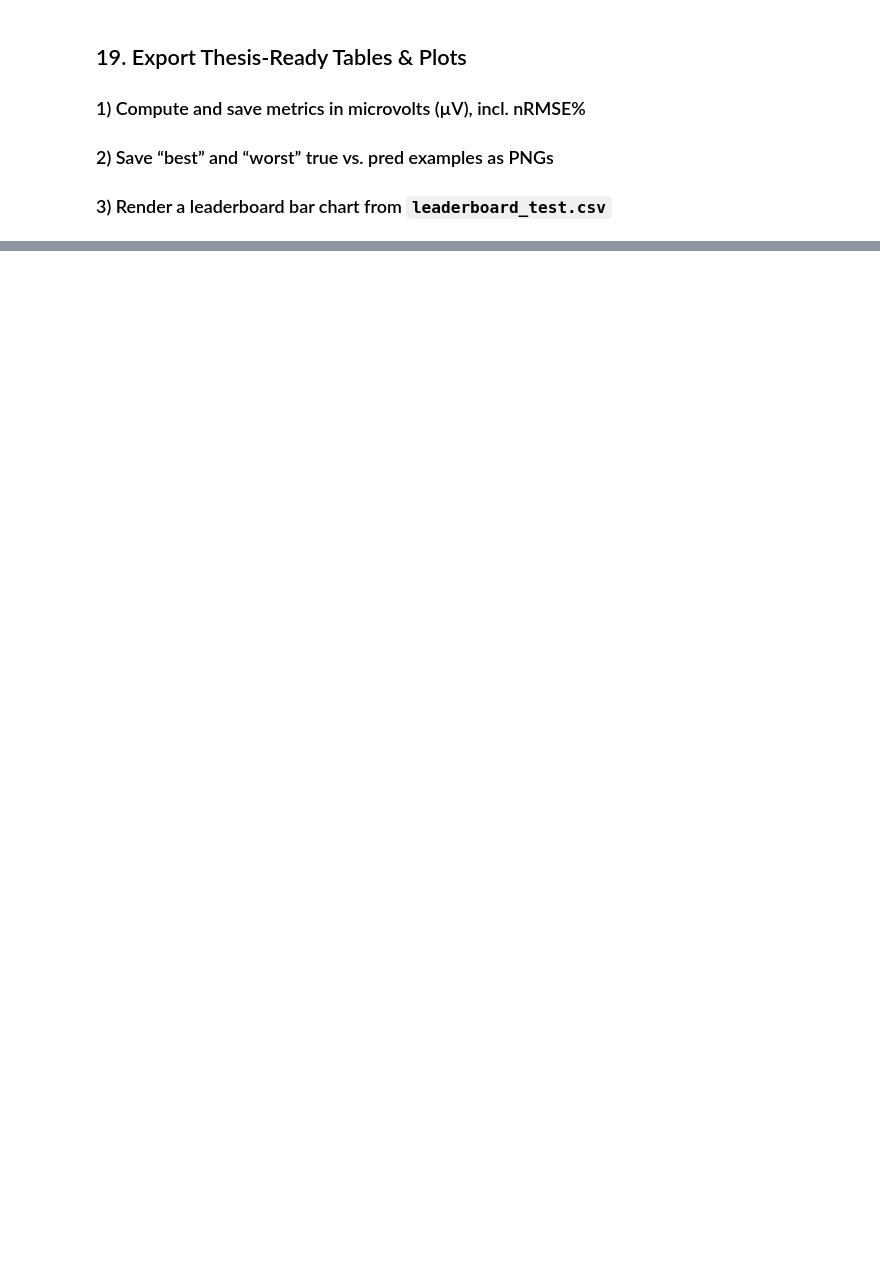
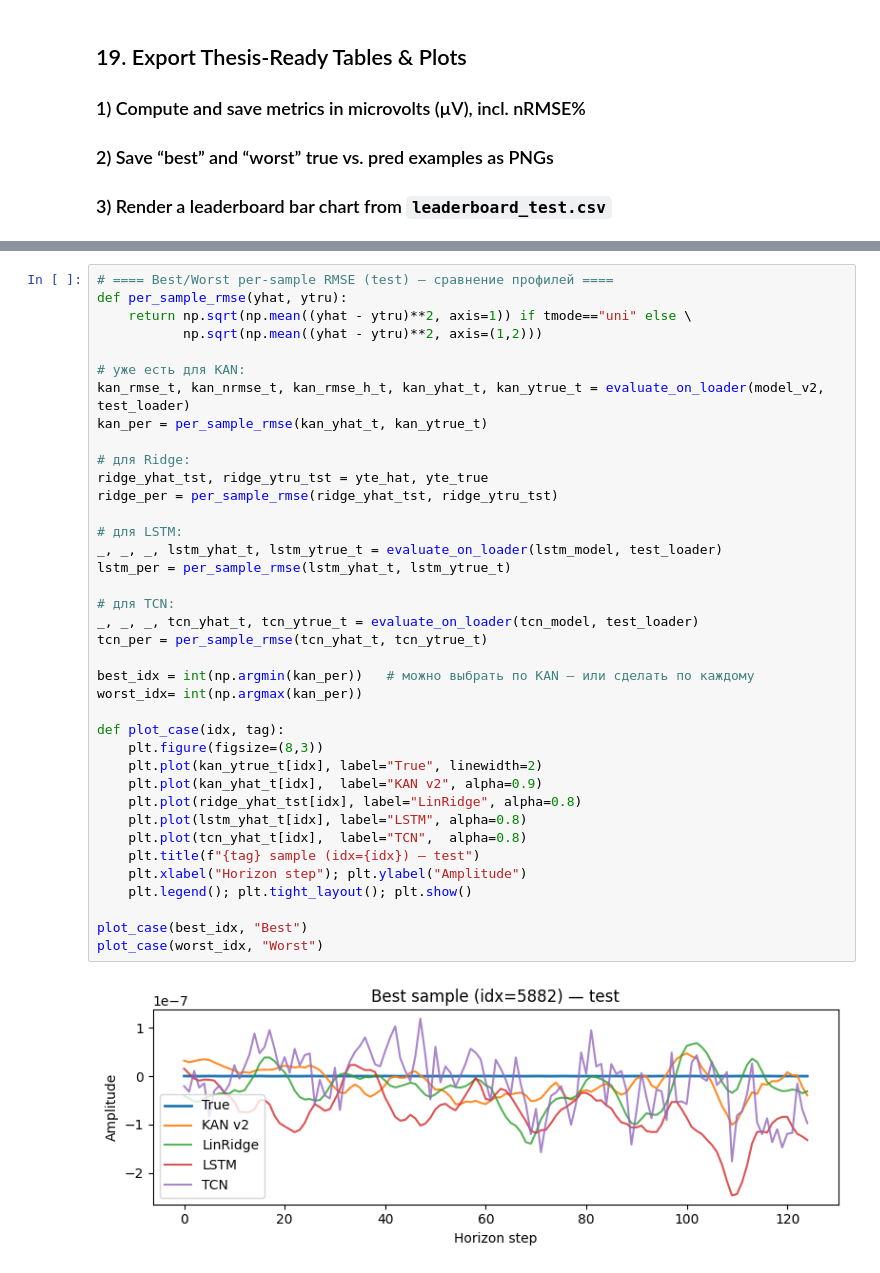
Before and after one commit to tairakhayev/kanproject, a Jupyter notebook: TimeSeriesForecast/main.ipynb, the cells around one changed output, grey strips where cells are left out. Saved outputs shown, nothing was run; the diff lists cells and outputs as text; blank space fills up the shorter version.

```diff
--- a/TimeSeriesForecast/main.ipynb
+++ b/TimeSeriesForecast/main.ipynb
@@ -1696,0 +2603,40 @@ NameError: name 'ytrue' is not defined
+# %%
+# ==== Best/Worst per-sample RMSE (test) — сравнение профилей ====
+def per_sample_rmse(yhat, ytru):
+    return np.sqrt(np.mean((yhat - ytru)**2, axis=1)) if tmode=="uni" else \
+           np.sqrt(np.mean((yhat - ytru)**2, axis=(1,2)))
+
+# уже есть для KAN:
+kan_rmse_t, kan_nrmse_t, kan_rmse_h_t, kan_yhat_t, kan_ytrue_t = evaluate_on_loader(model_v2, test_loader)
+kan_per = per_sample_rmse(kan_yhat_t, kan_ytrue_t)
+
+# для Ridge:
+ridge_yhat_tst, ridge_ytru_tst = yte_hat, yte_true
+ridge_per = per_sample_rmse(ridge_yhat_tst, ridge_ytru_tst)
+
+# для LSTM:
+_, _, _, lstm_yhat_t, lstm_ytrue_t = evaluate_on_loader(lstm_model, test_loader)
+lstm_per = per_sample_rmse(lstm_yhat_t, lstm_ytrue_t)
+
+# для TCN:
+_, _, _, tcn_yhat_t, tcn_ytrue_t = evaluate_on_loader(tcn_model, test_loader)
+tcn_per = per_sample_rmse(tcn_yhat_t, tcn_ytrue_t)
+
+best_idx = int(np.argmin(kan_per))   # можно выбрать по KAN — или сделать по каждому
+worst_idx= int(np.argmax(kan_per))
+
+def plot_case(idx, tag):
+    plt.figure(figsize=(8,3))
+    plt.plot(kan_ytrue_t[idx], label="True", linewidth=2)
+    plt.plot(kan_yhat_t[idx],  label="KAN v2", alpha=0.9)
+    plt.plot(ridge_yhat_tst[idx], label="LinRidge", alpha=0.8)
+    plt.plot(lstm_yhat_t[idx], label="LSTM", alpha=0.8)
+    plt.plot(tcn_yhat_t[idx],  label="TCN",  alpha=0.8)
+    plt.title(f"{tag} sample (idx={idx}) — test")
+    plt.xlabel("Horizon step"); plt.ylabel("Amplitude")
+    plt.legend(); plt.tight_layout(); plt.show()
+
+plot_case(best_idx, "Best")
+plot_case(worst_idx, "Worst")
+# %% [output]
+[figure, added]
```
Also changed, not shown: parts of 20 cells of this notebook, 1 other file.
